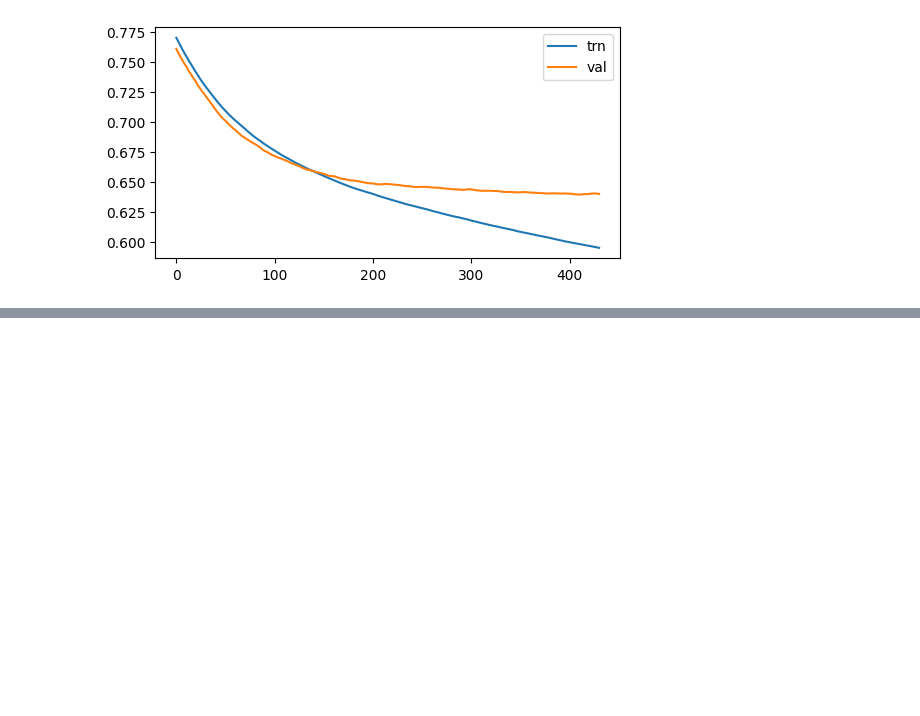
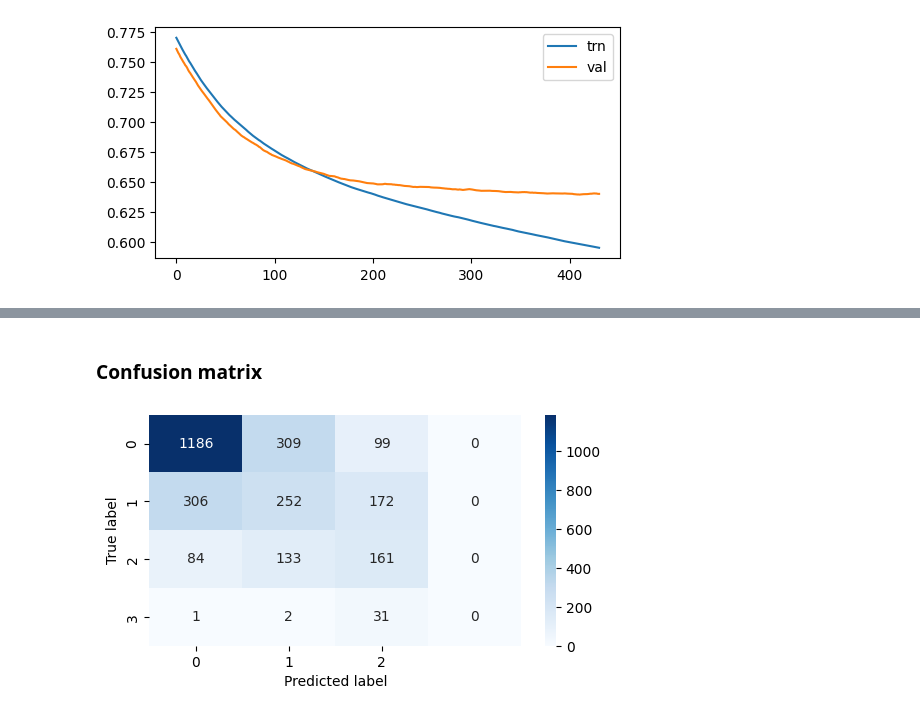
Before and after one commit to maekou-AI/cmi_piu, a Jupyter notebook: notebook/model_evaluation.ipynb, the cells around one changed output, grey strips where cells are left out. Saved outputs shown, nothing was run; the diff lists cells and outputs as text; code cells hidden in the pictures; blank space fills up the shorter version.

```diff
--- a/notebook/model_evaluation.ipynb
+++ b/notebook/model_evaluation.ipynb
@@ -174,0 +171,9 @@ plt.show()
+# %%
+oof_preds_007 = pl.read_csv("/kaggle/temp/exp007_lgb_feature_normalized/oof_prediction.csv")
+oof_preds_007 = (
+    oof_preds_007
+    .select(pl.col("id"), pl.col("sii").alias("preds"))
+    .join(trn_df, on="id", how="left")
+    .select("id", "sii", "preds", pl.exclude("id", "sii", "preds"))
+)
+oof_preds_007
@@ -174,0 +197,15 @@ plt.show()
+# %% [markdown]
+### Confusion matrix
+# %%
+cm = confusion_matrix(oof_preds_007["sii"], oof_preds_007["preds"])
+plt.figure(figsize=(6, 3))
+sns.heatmap(
+    cm, annot=True, fmt="d", cmap="Blues",
+    xticklabels=oof_preds_007["preds"].unique(),
+    yticklabels=oof_preds_007["sii"].unique()
+)
+plt.xlabel("Predicted label")
+plt.ylabel("True label")
+plt.show()
+# %% [output]
+[figure, added]
```
Also changed, not shown: parts of 13 cells of this notebook, 2 other files.
